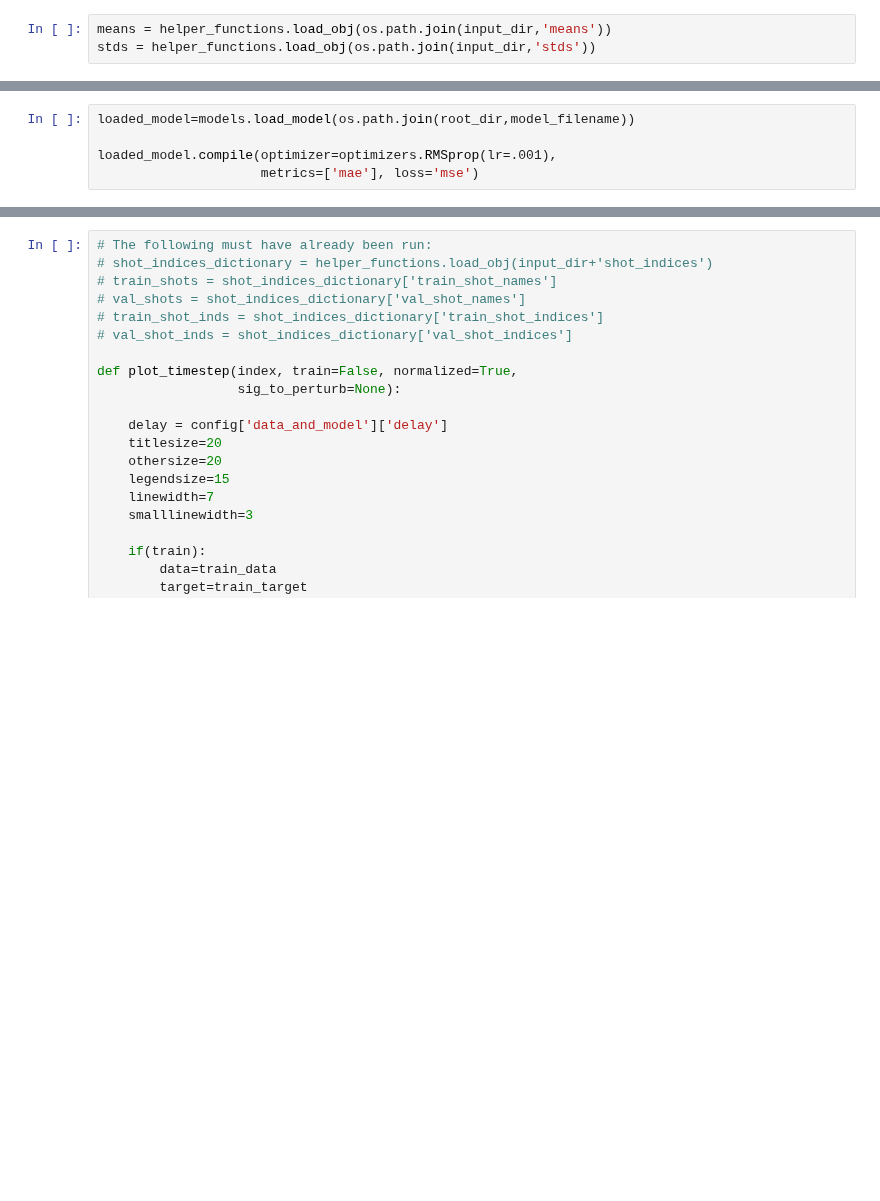
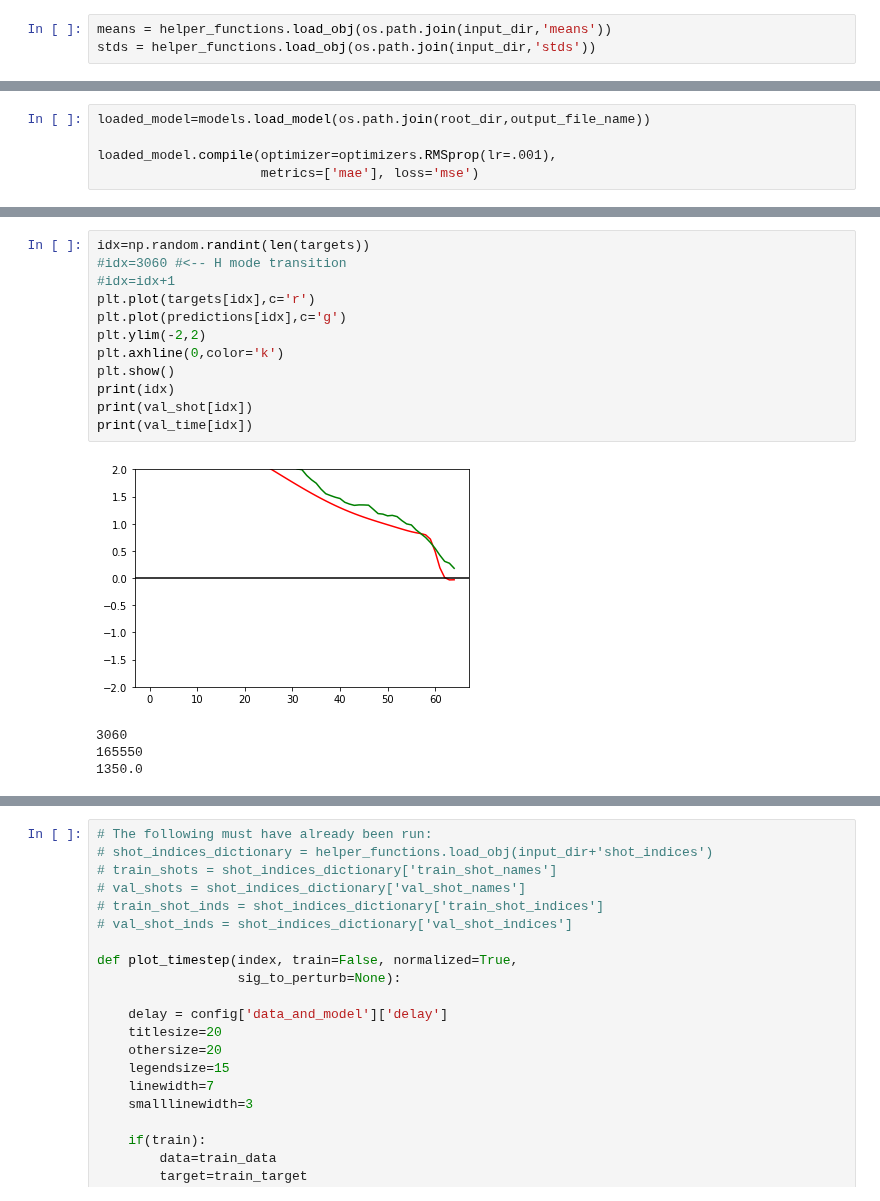
Before and after one commit to PlasmaControl/plasma-profile-predictor, a Jupyter notebook: notebooks/analyze_model-joe.ipynb, the cells around one changed output, grey strips where cells are left out. Cells and saved outputs as stored; diff of their text form; blank space fills up the shorter version.

```diff
--- a/notebooks/analyze_model-joe.ipynb
+++ b/notebooks/analyze_model-joe.ipynb
@@ -84,5 +67,5 @@ Means:  {'curr': 789685.1130188777, 'pinj': 4180.767510435087, 'temp': array([2.
 # %%
-loaded_model=models.load_model(os.path.join(root_dir,model_filename))
+loaded_model=models.load_model(os.path.join(root_dir,output_file_name))
 
 loaded_model.compile(optimizer=optimizers.RMSprop(lr=.001),
                      metrics=['mae'], loss='mse')
@@ -125,0 +128,17 @@ std_baseline_mae=np.std(baseline_mae, axis=0)
+# %%
+idx=np.random.randint(len(targets))
+#idx=3060 #<-- H mode transition
+#idx=idx+1
+plt.plot(targets[idx],c='r')
+plt.plot(predictions[idx],c='g')
+plt.ylim(-2,2)
+plt.axhline(0,color='k')
+plt.show()
+print(idx)
+print(val_shot[idx])
+print(val_time[idx])
+# %% [output]
+[figure, added]
+3060
+165550
+1350.0
```
Also changed, not shown: parts of 30 cells of this notebook, 7 other files.
